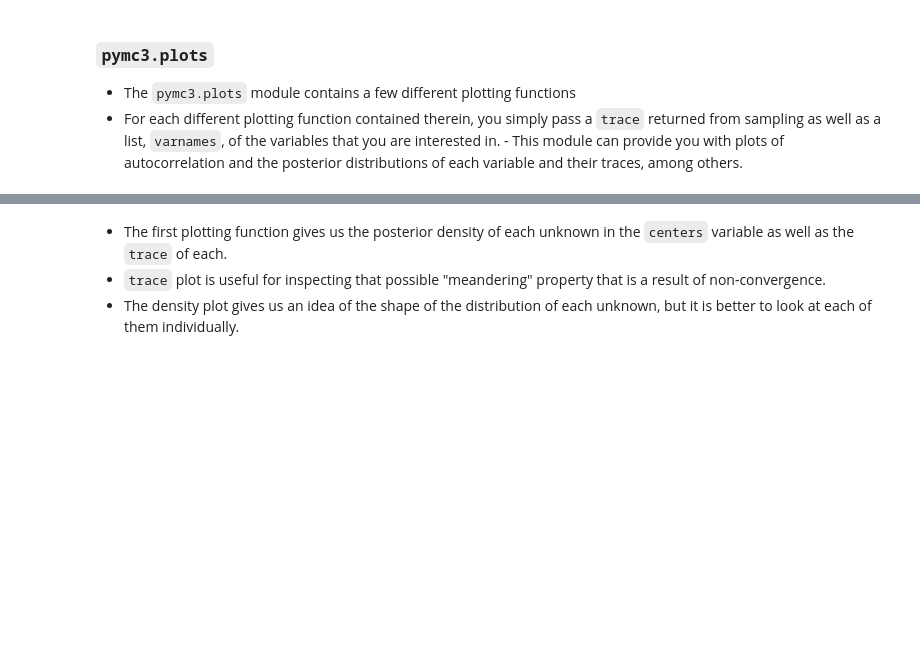
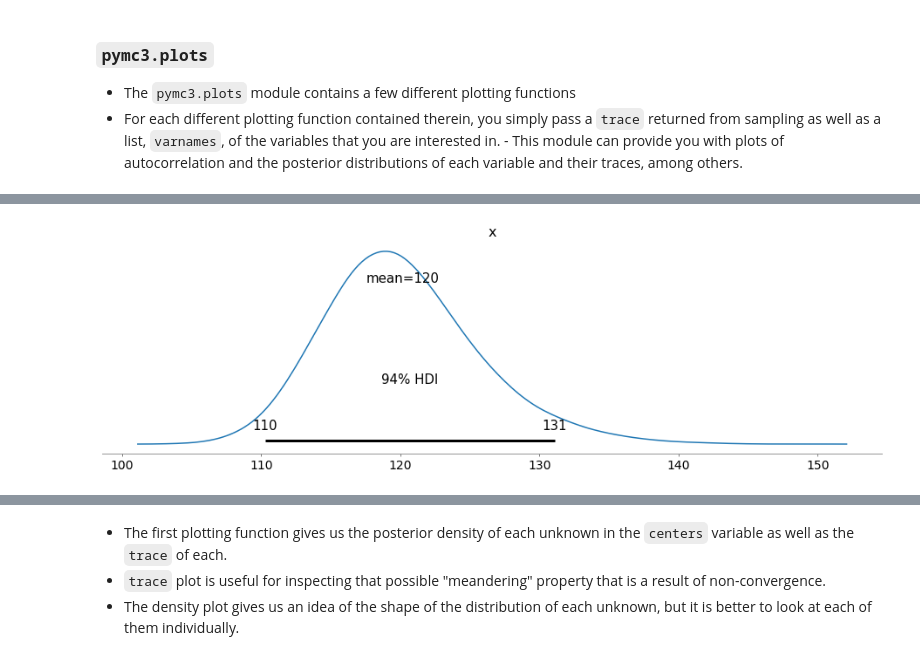
Before and after one commit to cmencar/Probabilistic-Programming-and-Bayesian-Methods-for-Hackers, a Jupyter notebook: Chapter3_MCMC/TII-03.ipynb, the cells around one changed output, grey strips where cells are left out. Drawn from its saved outputs; the diff is of its cells as text; code cells hidden in the pictures; blank space fills up the shorter version.

```diff
--- a/Chapter3_MCMC/TII-03.ipynb
+++ b/Chapter3_MCMC/TII-03.ipynb
@@ -993,3 +995,6 @@ TypeError: plot_trace() got an unexpected keyword argument 'trace'
 # %%
-pm.plots.plot_posterior(trace=trace["centers"][:,0])
+with model:
+    pm.plots.plot_posterior(trace["centers"][:,0])
+# %% [output]
+[figure, added]
 # %%
```
Also changed, not shown: parts of 3 cells of this notebook, 1 other file.
